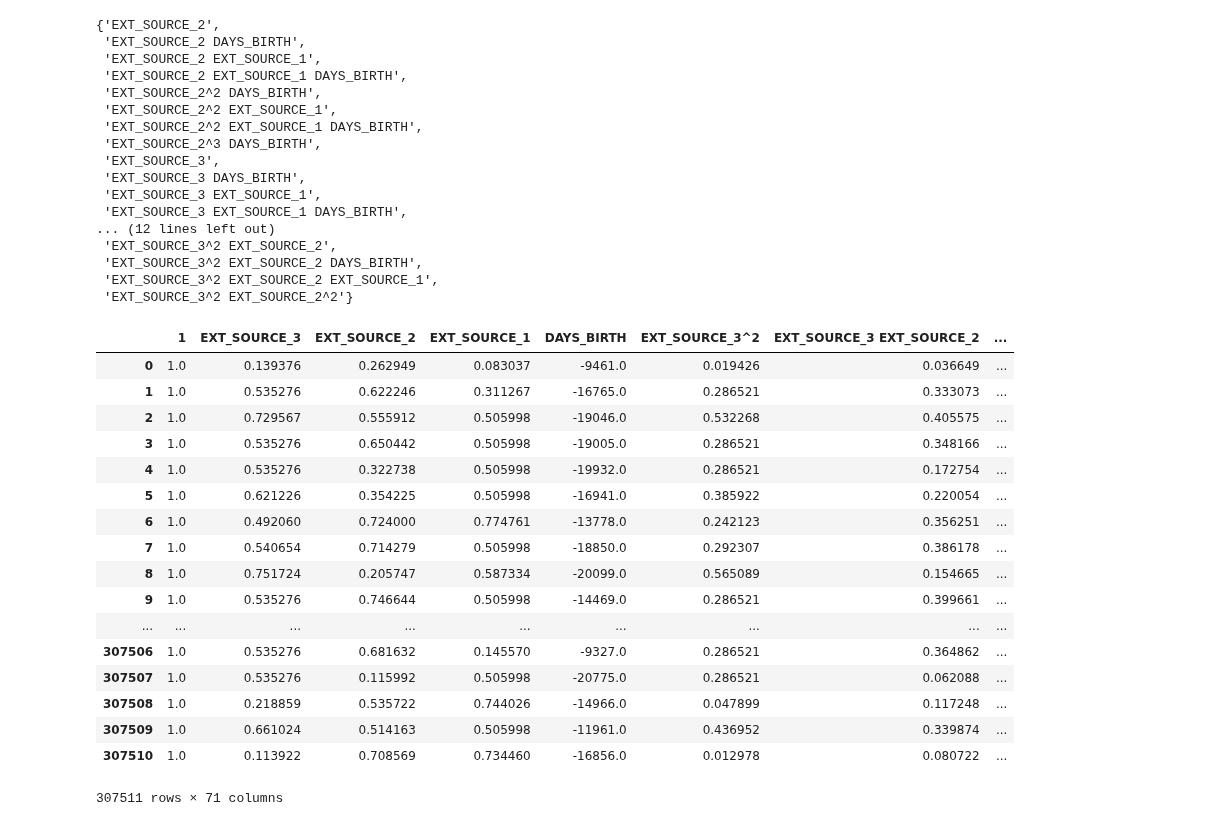
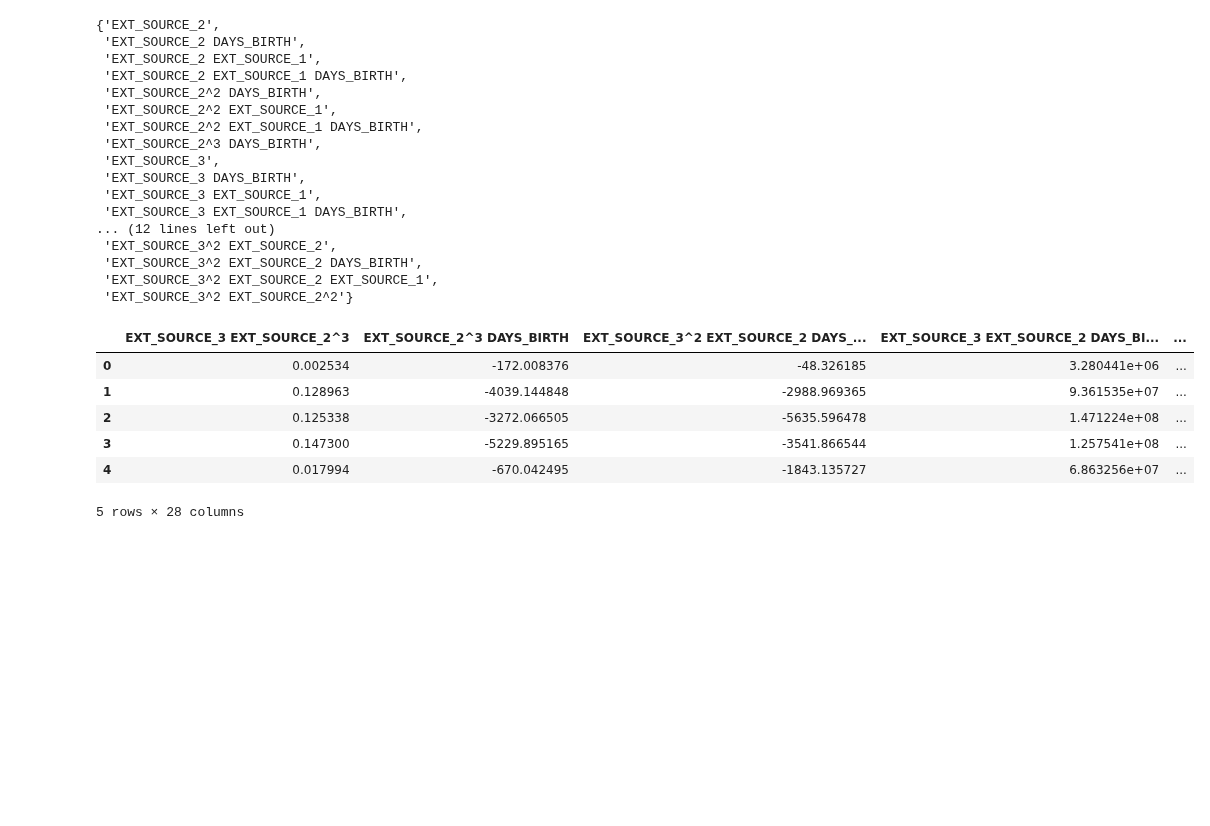
Before and after one commit to rakshithvasudev/Home-Credit-Default-Risk, a Jupyter notebook: Model Building/Home Credit Model.ipynb, the cells around one changed output. Drawn from its saved outputs; the diff is of its cells as text; code cells hidden in the pictures; blank space fills up the shorter version.

```diff
--- a/Model Building/Home Credit Model.ipynb
+++ b/Model Building/Home Credit Model.ipynb
@@ -401,24 +401,16 @@ set(interaction.head(15).index).union(interaction.tail(15).index).difference(set
  'EXT_SOURCE_3^2 EXT_SOURCE_2 DAYS_BIRTH',
  'EXT_SOURCE_3^2 EXT_SOURCE_2 EXT_SOURCE_1',
  'EXT_SOURCE_3^2 EXT_SOURCE_2^2'}
-# %%
-poly_interaction_trial_train
-# %% [output]
-|  | 1 | EXT_SOURCE_3 | EXT_SOURCE_2 | EXT_SOURCE_1 | DAYS_BIRTH | EXT_SOURCE_3^2 | EXT_SOURCE_3 EXT_SOURCE_2 | ... |
-| 0 | 1.0 | 0.139376 | 0.262949 | 0.083037 | -9461.0 | 0.019426 | 0.036649 | ... |
-| 1 | 1.0 | 0.535276 | 0.622246 | 0.311267 | -16765.0 | 0.286521 | 0.333073 | ... |
-| 2 | 1.0 | 0.729567 | 0.555912 | 0.505998 | -19046.0 | 0.532268 | 0.405575 | ... |
-| 3 | 1.0 | 0.535276 | 0.650442 | 0.505998 | -19005.0 | 0.286521 | 0.348166 | ... |
-| 4 | 1.0 | 0.535276 | 0.322738 | 0.505998 | -19932.0 | 0.286521 | 0.172754 | ... |
-| 5 | 1.0 | 0.621226 | 0.354225 | 0.505998 | -16941.0 | 0.385922 | 0.220054 | ... |
-| 6 | 1.0 | 0.492060 | 0.724000 | 0.774761 | -13778.0 | 0.242123 | 0.356251 | ... |
-| 7 | 1.0 | 0.540654 | 0.714279 | 0.505998 | -18850.0 | 0.292307 | 0.386178 | ... |
-| 8 | 1.0 | 0.751724 | 0.205747 | 0.587334 | -20099.0 | 0.565089 | 0.154665 | ... |
-| 9 | 1.0 | 0.535276 | 0.746644 | 0.505998 | -14469.0 | 0.286521 | 0.399661 | ... |
-| ... | ... | ... | ... | ... | ... | ... | ... | ... |
-| 307506 | 1.0 | 0.535276 | 0.681632 | 0.145570 | -9327.0 | 0.286521 | 0.364862 | ... |
-| 307507 | 1.0 | 0.535276 | 0.115992 | 0.505998 | -20775.0 | 0.286521 | 0.062088 | ... |
-| 307508 | 1.0 | 0.218859 | 0.535722 | 0.744026 | -14966.0 | 0.047899 | 0.117248 | ... |
-| 307509 | 1.0 | 0.661024 | 0.514163 | 0.505998 | -11961.0 | 0.436952 | 0.339874 | ... |
-| 307510 | 1.0 | 0.113922 | 0.708569 | 0.734460 | -16856.0 | 0.012978 | 0.080722 | ... |
-307511 rows × 71 columns
+# %%
+selected_inter_variables = list(set(interaction.head(15).index).union(interaction.tail(15).index).difference(set({'1','TARGET'})))
+# %%
+# looking at the selected features
+poly_interaction_trial_train[selected_inter_variables].head()
+# %% [output]
+|  | EXT_SOURCE_3 EXT_SOURCE_2^3 | EXT_SOURCE_2^3 DAYS_BIRTH | EXT_SOURCE_3^2 EXT_SOURCE_2 DAYS_... | EXT_SOURCE_3 EXT_SOURCE_2 DAYS_BI... | ... |
+| 0 | 0.002534 | -172.008376 | -48.326185 | 3.280441e+06 | ... |
+| 1 | 0.128963 | -4039.144848 | -2988.969365 | 9.361535e+07 | ... |
+| 2 | 0.125338 | -3272.066505 | -5635.596478 | 1.471224e+08 | ... |
+| 3 | 0.147300 | -5229.895165 | -3541.866544 | 1.257541e+08 | ... |
+| 4 | 0.017994 | -670.042495 | -1843.135727 | 6.863256e+07 | ... |
+5 rows × 28 columns
```
